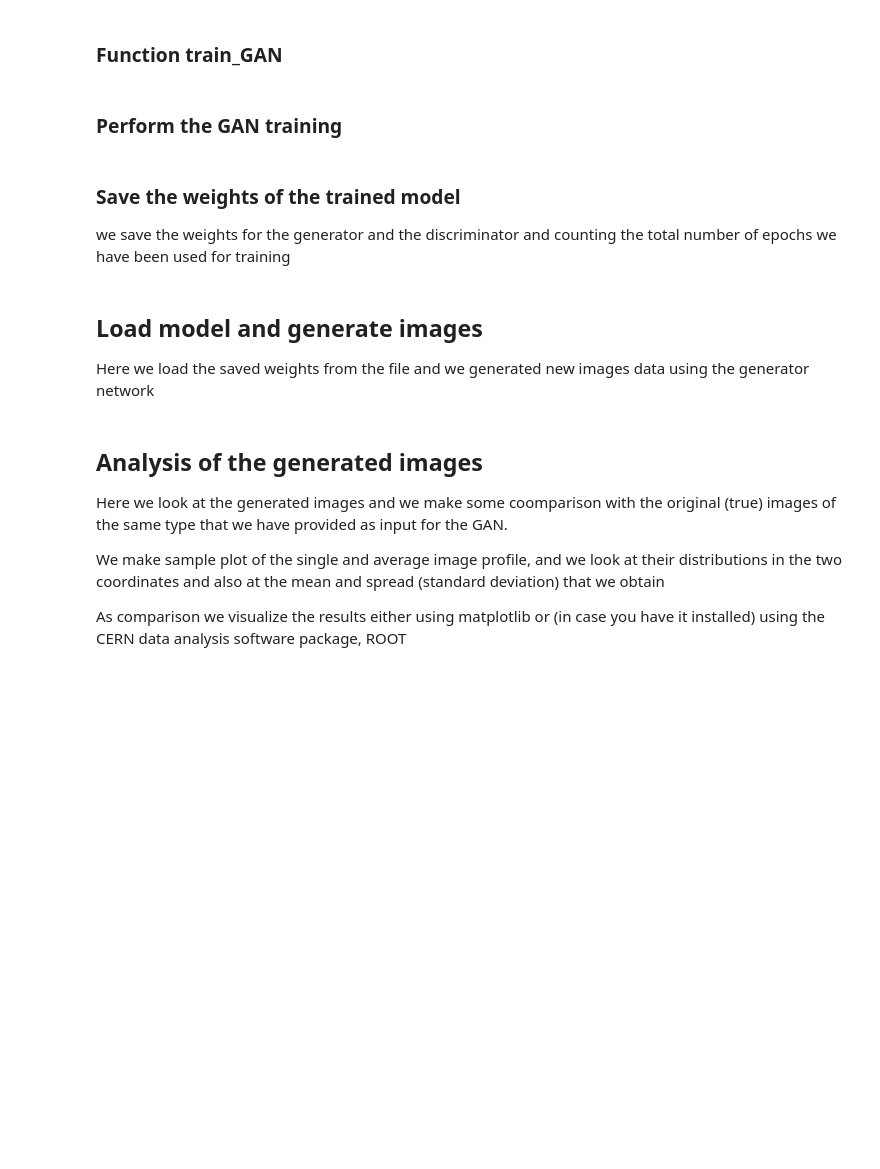
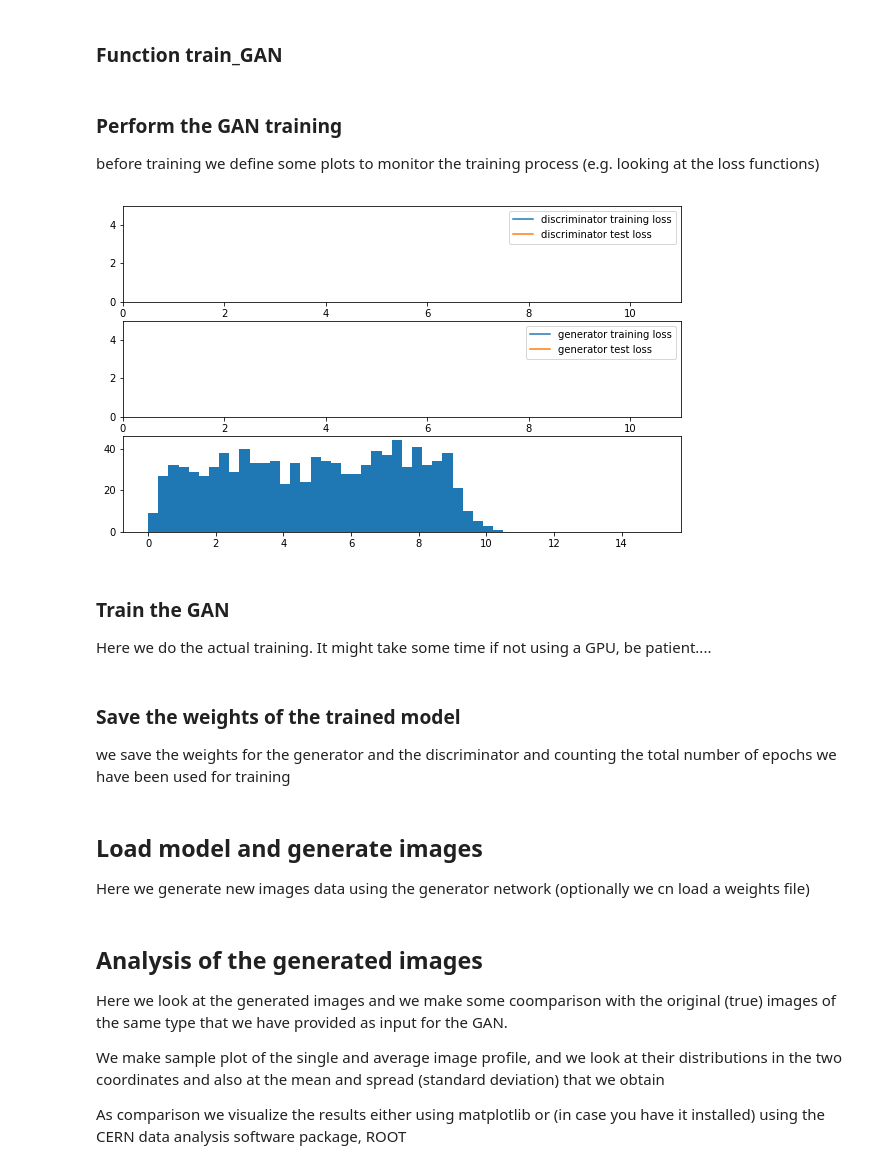
Before and after one commit to lmoneta/ml-tutorial-EIROforum, a Jupyter notebook: Ecal2DGan.ipynb, the cells around one changed output. Drawn from its saved outputs; the diff is of its cells as text; code cells hidden in the pictures; blank space fills up the shorter version.

```diff
--- a/Ecal2DGan.ipynb
+++ b/Ecal2DGan.ipynb
@@ -423,36 +488,46 @@ def train_GAN(nepochs, fig_epoch):
 
     # return the generated images for testing
     return X_gen
-# %% [markdown]
-### Perform the GAN training
+# %% [markdown]
+### Perform the GAN training
+
+before training we define some plots to monitor the training process (e.g. looking at the loss functions)
 # %%
+# for having interactive plots
+
 #for interactive plotting in matplotlib
 plt.ion()
-fig_epoch = plt.figure(1)
+fig_epoch = plt.figure(1,figsize=(10,6))
 ax1 = fig_epoch.add_subplot(311)
 ax2 = fig_epoch.add_subplot(312)
 ax3 = fig_epoch.add_subplot(313)
 
 xdata =[]
 yy=[]
 ax1.set_xlim(0,nb_epochs+1)
 ax2.set_xlim(0,nb_epochs+1)
 ax1.set_ylim(0,5)
 ax2.set_ylim(0,5)
 plot1, = ax1.plot(xdata,yy,label="discriminator training loss")
 plot2, = ax1.plot(xdata,yy,label="discriminator test loss")
 ax1.legend()
 plot3, = ax2.plot(xdata,yy,label="generator training loss")
 plot4, = ax2.plot(xdata,yy,label="generator test loss")
 ax2.legend()
 
 
 ax3.hist(np.sum(X_test,axis=(1,2,3)),50,range=(0,15))
 
 plt.show()
 
 train_loss = []
 test_loss = []
+# %% [output]
+[figure, added]
+# %% [markdown]
+### Train the GAN
+
+Here we do the actual training. It might take some time if not using a GPU, be patient....
 # %%
 ## Here we perform the actual training by calling the train_GAN function
 ###nb_epochs = 10
@@ -482,7 +559,7 @@ np.save(loss_file, np.concatenate((np.array(train_loss),np.array(test_loss)),axi
 # %% [markdown]
 ## Load model  and generate images
 
-Here we load the saved weights from the file and we generated new images data using the generator network
+Here we generate new images data using the generator network (optionally we cn load a weights file)
 # %%
 #generator_weights_file = 'weights/generator_weights_epoch_90.h5'
 
```
Also changed, not shown: parts of 23 cells of this notebook.
